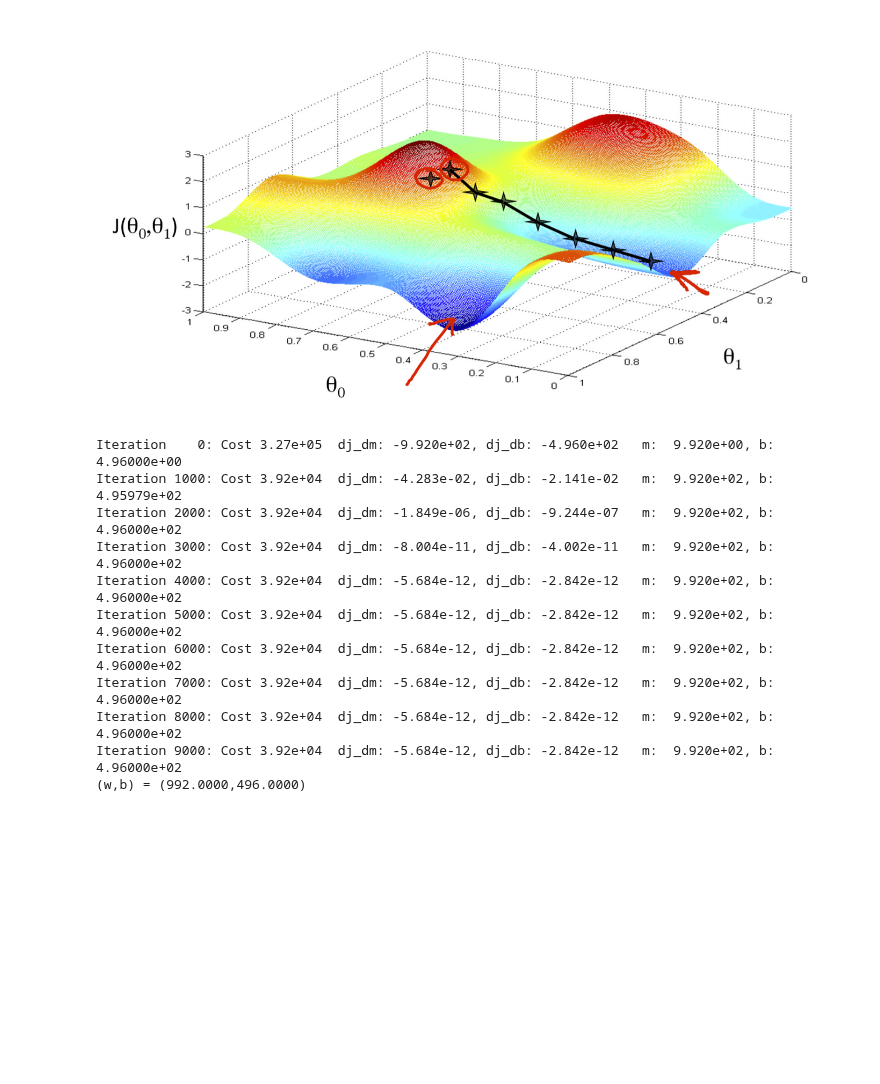
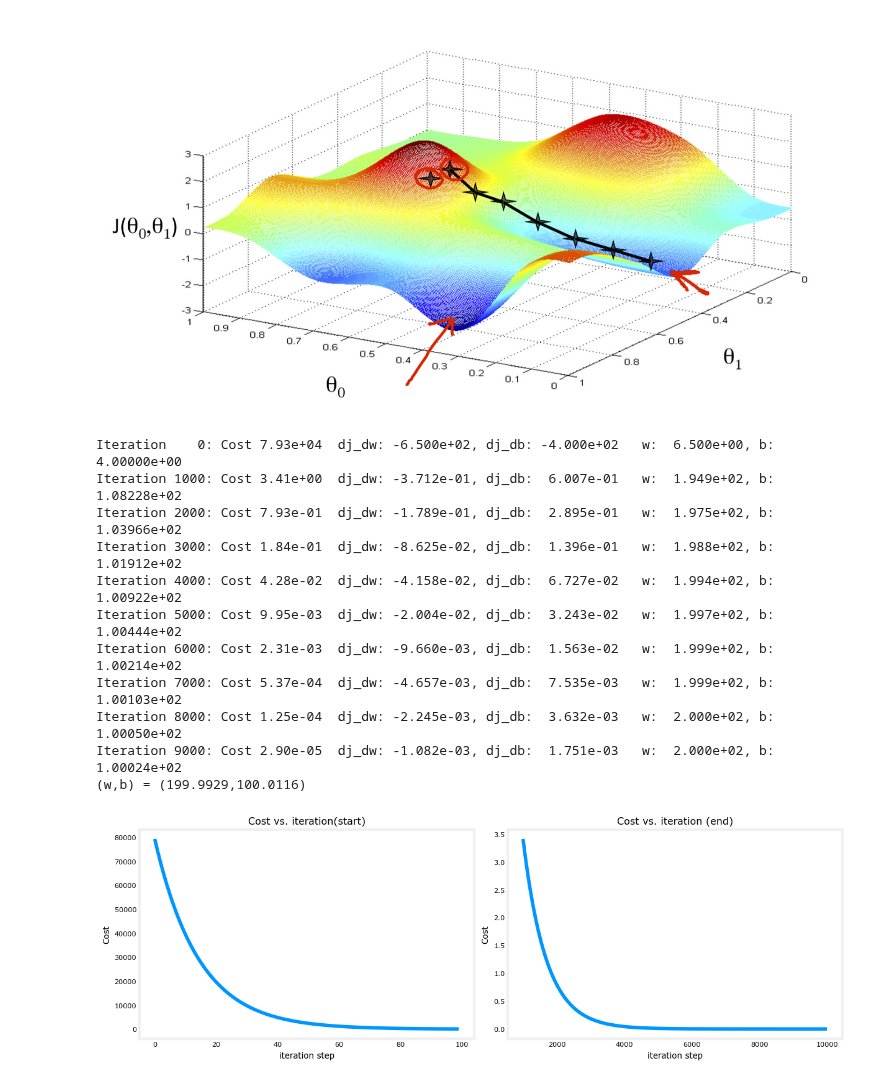
Before and after one commit to vkay47/Supervised-Learning, a Jupyter notebook: Gradient Descent Algorithm/Gradient Descent.ipynb, the cells around one changed output. Cells and saved outputs as stored; diff of their text form; code cells hidden in the pictures; blank space fills up the shorter version.

```diff
--- a/Gradient Descent Algorithm/Gradient Descent.ipynb
+++ b/Gradient Descent Algorithm/Gradient Descent.ipynb
@@ -74,7 +74,7 @@ y_train = np.array([300.0, 500.0])
 
 
 # initializing
-m_init = 0
+w_init = 0
 b_init = 0
 # Gradient Descent Settings
 
@@ -84,18 +84,29 @@ iterations = 10000
 tmp_alpha = 1.0e-2
 
 # run gradient descent
-w_final, b_final, J_hist, p_hist = gradient_descent(x_train ,y_train, m_init, b_init, tmp_alpha,
+w_final, b_final, J_hist, p_hist = gradient_descent(x_train ,y_train, w_init, b_init, tmp_alpha,
                                                     iterations, Calc_Cost, Calc_Gradient)
 print(f"(w,b) = ({w_final:8.4f},{b_final:8.4f})")
 # %% [output]
-Iteration    0: Cost 3.27e+05  dj_dm: -9.920e+02, dj_db: -4.960e+02   m:  9.920e+00, b: 4.96000e+00
-Iteration 1000: Cost 3.92e+04  dj_dm: -4.283e-02, dj_db: -2.141e-02   m:  9.920e+02, b: 4.95979e+02
-Iteration 2000: Cost 3.92e+04  dj_dm: -1.849e-06, dj_db: -9.244e-07   m:  9.920e+02, b: 4.96000e+02
-Iteration 3000: Cost 3.92e+04  dj_dm: -8.004e-11, dj_db: -4.002e-11   m:  9.920e+02, b: 4.96000e+02
-Iteration 4000: Cost 3.92e+04  dj_dm: -5.684e-12, dj_db: -2.842e-12   m:  9.920e+02, b: 4.96000e+02
-Iteration 5000: Cost 3.92e+04  dj_dm: -5.684e-12, dj_db: -2.842e-12   m:  9.920e+02, b: 4.96000e+02
-Iteration 6000: Cost 3.92e+04  dj_dm: -5.684e-12, dj_db: -2.842e-12   m:  9.920e+02, b: 4.96000e+02
-Iteration 7000: Cost 3.92e+04  dj_dm: -5.684e-12, dj_db: -2.842e-12   m:  9.920e+02, b: 4.96000e+02
-Iteration 8000: Cost 3.92e+04  dj_dm: -5.684e-12, dj_db: -2.842e-12   m:  9.920e+02, b: 4.96000e+02
-Iteration 9000: Cost 3.92e+04  dj_dm: -5.684e-12, dj_db: -2.842e-12   m:  9.920e+02, b: 4.96000e+02
-(w,b) = (992.0000,496.0000)
+Iteration    0: Cost 7.93e+04  dj_dw: -6.500e+02, dj_db: -4.000e+02   w:  6.500e+00, b: 4.00000e+00
+Iteration 1000: Cost 3.41e+00  dj_dw: -3.712e-01, dj_db:  6.007e-01   w:  1.949e+02, b: 1.08228e+02
+Iteration 2000: Cost 7.93e-01  dj_dw: -1.789e-01, dj_db:  2.895e-01   w:  1.975e+02, b: 1.03966e+02
+Iteration 3000: Cost 1.84e-01  dj_dw: -8.625e-02, dj_db:  1.396e-01   w:  1.988e+02, b: 1.01912e+02
+Iteration 4000: Cost 4.28e-02  dj_dw: -4.158e-02, dj_db:  6.727e-02   w:  1.994e+02, b: 1.00922e+02
+Iteration 5000: Cost 9.95e-03  dj_dw: -2.004e-02, dj_db:  3.243e-02   w:  1.997e+02, b: 1.00444e+02
+Iteration 6000: Cost 2.31e-03  dj_dw: -9.660e-03, dj_db:  1.563e-02   w:  1.999e+02, b: 1.00214e+02
+Iteration 7000: Cost 5.37e-04  dj_dw: -4.657e-03, dj_db:  7.535e-03   w:  1.999e+02, b: 1.00103e+02
+Iteration 8000: Cost 1.25e-04  dj_dw: -2.245e-03, dj_db:  3.632e-03   w:  2.000e+02, b: 1.00050e+02
+Iteration 9000: Cost 2.90e-05  dj_dw: -1.082e-03, dj_db:  1.751e-03   w:  2.000e+02, b: 1.00024e+02
+(w,b) = (199.9929,100.0116)
+# %%
+# plot cost versus iteration
+fig, (ax1, ax2) = plt.subplots(1, 2, constrained_layout=True, figsize=(12,4))
+ax1.plot(J_hist[:100])
+ax2.plot(1000 + np.arange(len(J_hist[1000:])), J_hist[1000:])
+ax1.set_title("Cost vs. iteration(start)");  ax2.set_title("Cost vs. iteration (end)")
+ax1.set_ylabel('Cost')            ;  ax2.set_ylabel('Cost')
+ax1.set_xlabel('iteration step')  ;  ax2.set_xlabel('iteration step')
+plt.show()
+# %% [output]
+[figure, added]
```
Also changed, not shown: parts of 1 cell of this notebook.
